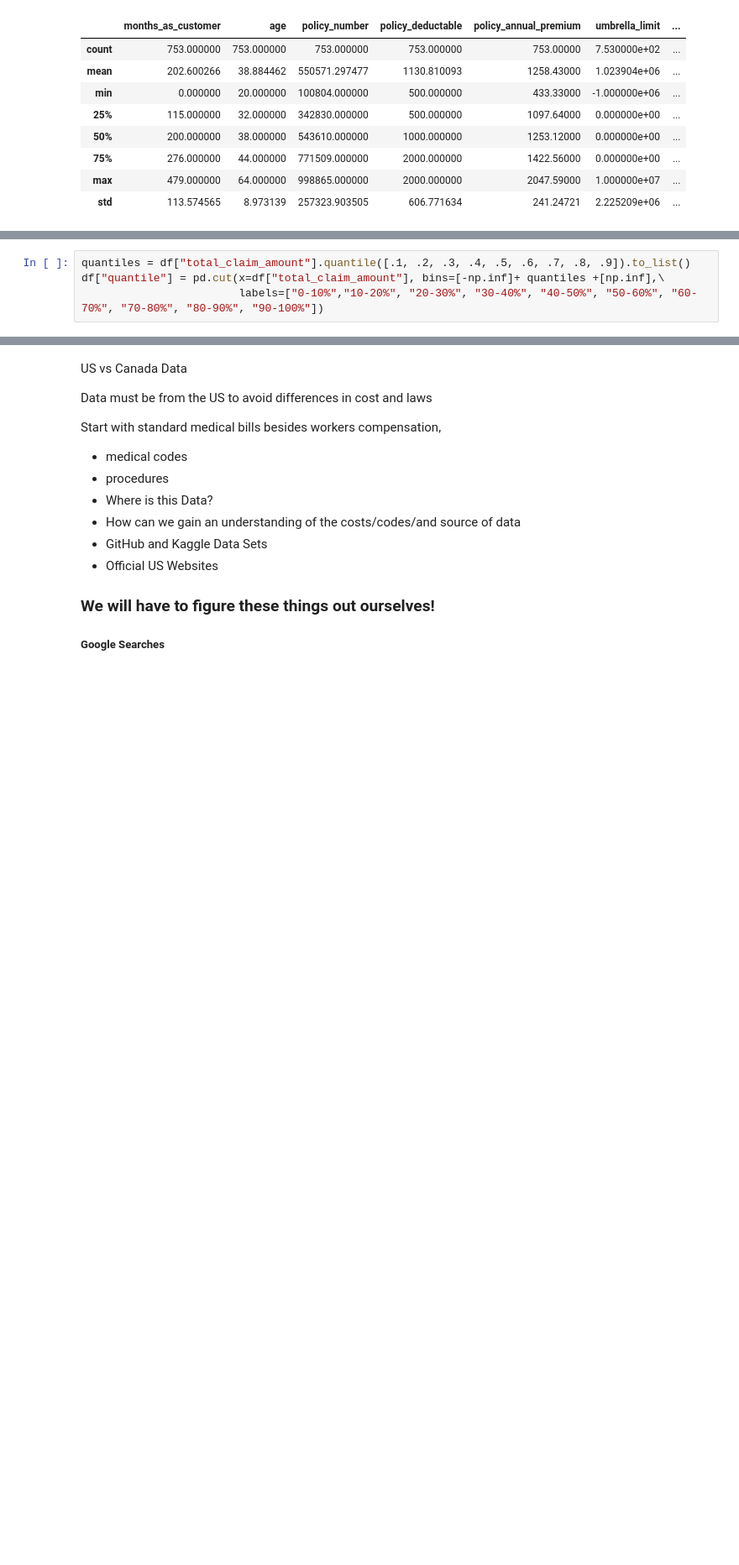
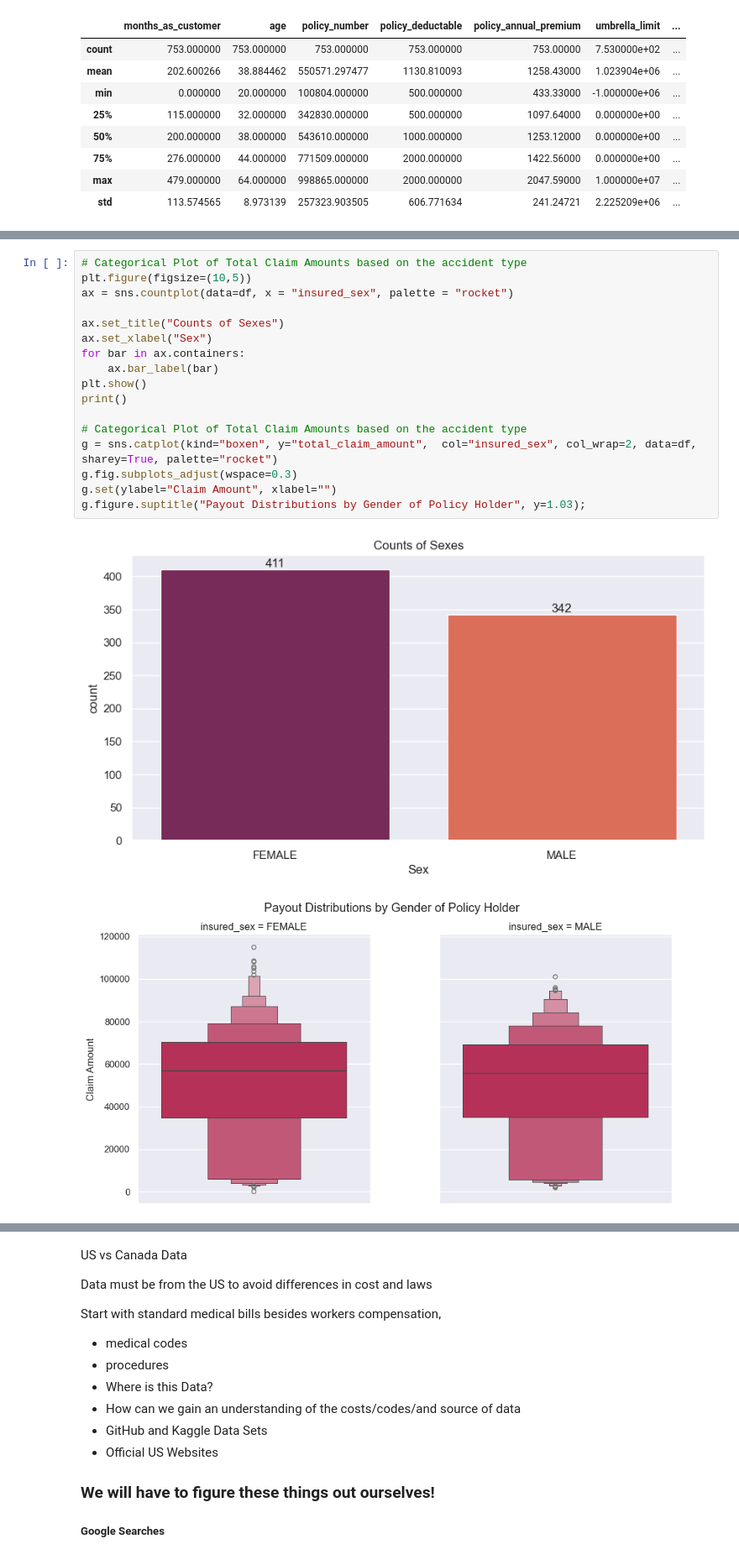
Before and after one commit to dvdhartsman/Insurance_Claims, a Jupyter notebook: Insurance_EDA.ipynb, the cells around one changed output, grey strips where cells are left out. Shown at 84% size. Drawn from its saved outputs; the diff is of its cells as text; blank space fills up the shorter version.

```diff
--- a/Insurance_EDA.ipynb
+++ b/Insurance_EDA.ipynb
@@ -274,4 +366,0 @@ df.head()
-# %%
-quantiles = df["total_claim_amount"].quantile([.1, .2, .3, .4, .5, .6, .7, .8, .9]).to_list()
-df["quantile"] = pd.cut(x=df["total_claim_amount"], bins=[-np.inf]+ quantiles +[np.inf],\
-                        labels=["0-10%","10-20%", "20-30%", "30-40%", "40-50%", "50-60%", "60-70%", "70-80%", "80-90%", "90-100%"])
@@ -331,0 +371,20 @@ sns.heatmap(data=df.select_dtypes(include=np.number).corr(), mask=mask, annot=Tr
+# %%
+# Categorical Plot of Total Claim Amounts based on the accident type
+plt.figure(figsize=(10,5))
+ax = sns.countplot(data=df, x = "insured_sex", palette = "rocket")
+
+ax.set_title("Counts of Sexes")
+ax.set_xlabel("Sex")
+for bar in ax.containers:
+    ax.bar_label(bar)
+plt.show()
+print()
+
+# Categorical Plot of Total Claim Amounts based on the accident type
+g = sns.catplot(kind="boxen", y="total_claim_amount",  col="insured_sex", col_wrap=2, data=df, sharey=True, palette="rocket")
+g.fig.subplots_adjust(wspace=0.3)
+g.set(ylabel="Claim Amount", xlabel="")
+g.figure.suptitle("Payout Distributions by Gender of Policy Holder", y=1.03);
+# %% [output]
+[figure, added]
+[figure, added]
```
Also changed, not shown: parts of 57 cells of this notebook, 1 other file.
